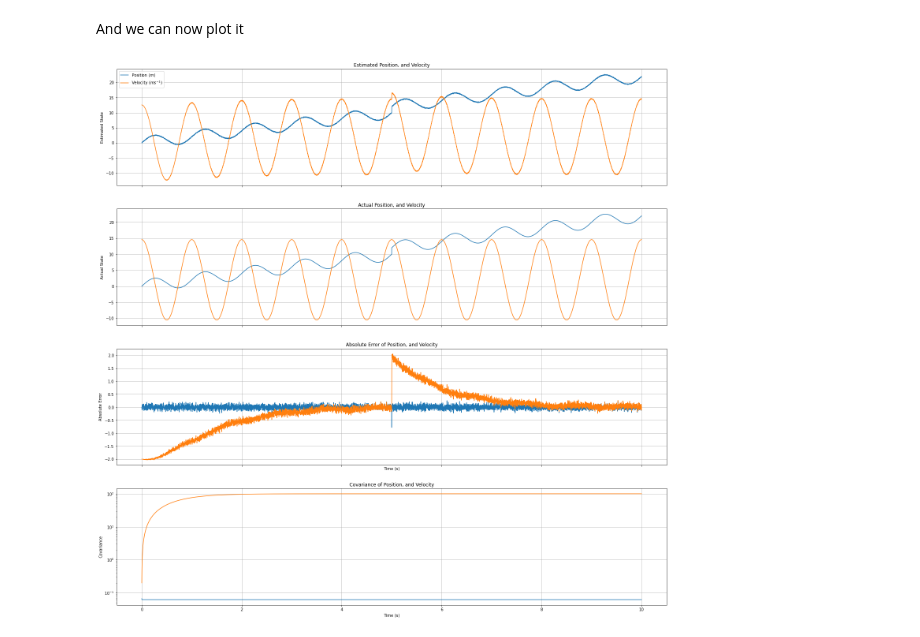
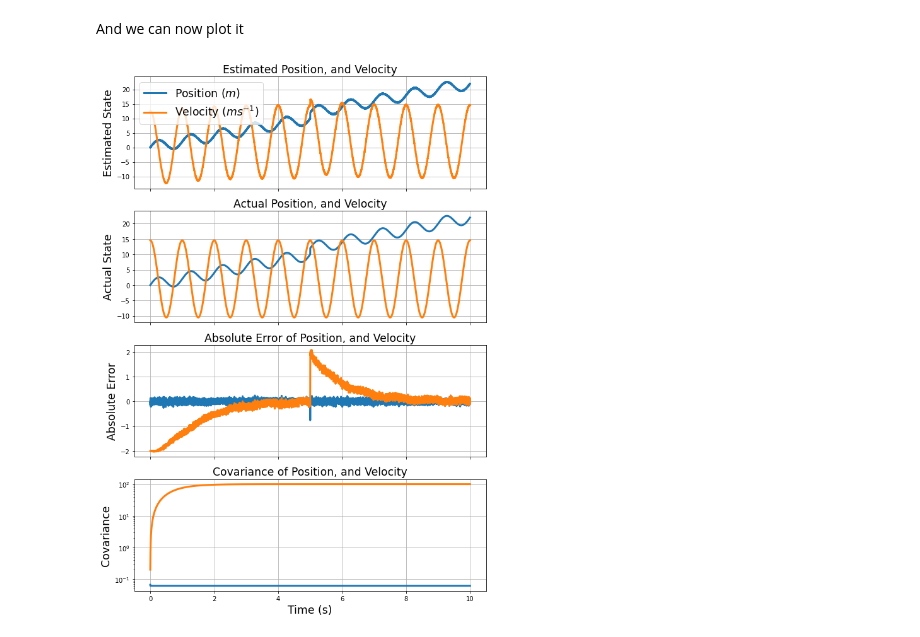
Before and after one commit to whilo192/hardware-navigation, a Jupyter notebook: py-kalman/position-1d.ipynb, the cells around one changed output. Drawn from its saved outputs; the diff is of its cells as text; code cells hidden in the pictures.

```diff
--- a/py-kalman/position-1d.ipynb
+++ b/py-kalman/position-1d.ipynb
@@ -111,35 +111,40 @@ for (i, t) in enumerate(t_vals):
 # %% [markdown]
 And we can now plot it
 # %%
-(fig, axes) = plt.subplots(4, sharex=True, figsize=(25, 25))
+(fig, axes) = plt.subplots(4, sharex=True, figsize=(10, 15))
 
-axes[0].plot(t_vals, kalman_state[:, 0], label="Position ($m$)")
-axes[0].plot(t_vals, kalman_state[:, 1], label="Velocity ($ms^{-1}$)")
+LINEWIDTH = 3
+FONTSIZE = "xx-large"
+
+axes[0].plot(t_vals, kalman_state[:, 0], label="Position ($m$)", linewidth=LINEWIDTH)
+axes[0].plot(t_vals, kalman_state[:, 1], label="Velocity ($ms^{-1}$)", linewidth=LINEWIDTH)
 axes[0].grid(True)
-axes[0].set_title("Estimated Position, and Velocity")
-axes[0].set(ylabel = "Estimated State")
-axes[0].legend()
+axes[0].set_title("Estimated Position, and Velocity", fontsize=FONTSIZE)
+axes[0].set_ylabel("Estimated State", fontsize=FONTSIZE)
+axes[0].legend(fontsize=FONTSIZE)
 
-axes[1].plot(t_vals, act_state[:, 0])
-axes[1].plot(t_vals, act_state[:, 1])
+axes[1].plot(t_vals, act_state[:, 0], linewidth=LINEWIDTH)
+axes[1].plot(t_vals, act_state[:, 1], linewidth=LINEWIDTH)
 axes[1].grid(True)
-axes[1].set_title("Actual Position, and Velocity")
-axes[1].set(ylabel = "Actual State")
+axes[1].set_title("Actual Position, and Velocity", fontsize=FONTSIZE)
+axes[1].set_ylabel("Actual State", fontsize=FONTSIZE)
 
 err_vals = kalman_state - act_state
 
-axes[2].plot(t_vals, err_vals[:, 0])
-axes[2].plot(t_vals, err_vals[:, 1])
+axes[2].plot(t_vals, err_vals[:, 0], linewidth=LINEWIDTH)
+axes[2].plot(t_vals, err_vals[:, 1], linewidth=LINEWIDTH)
 axes[2].grid(True)
-axes[2].set_title("Absolute Error of Position, and Velocity")
-axes[2].set(ylabel = "Absolute Error")
+axes[2].set_title("Absolute Error of Position, and Velocity", fontsize=FONTSIZE)
+axes[2].set_ylabel("Absolute Error", fontsize=FONTSIZE)
 
-axes[3].semilogy(t_vals, cov_state[:, 0])
-axes[3].semilogy(t_vals, cov_state[:, 1])
+axes[3].semilogy(t_vals, cov_state[:, 0], linewidth=LINEWIDTH)
+axes[3].semilogy(t_vals, cov_state[:, 1], linewidth=LINEWIDTH)
 axes[3].grid(True)
-axes[3].set_title("Covariance of Position, and Velocity")
-axes[3].set(xlabel = "Time (s)", ylabel = "Covariance")
+axes[3].set_title("Covariance of Position, and Velocity",fontsize=FONTSIZE)
+axes[3].set_xlabel("Time (s)", fontsize=FONTSIZE)
+axes[3].set_ylabel("Covariance", fontsize=FONTSIZE)
 
 plt.show()
+fig.savefig("fig.pdf")
 # %% [output]
-[figure, old version]
+[figure, new version]
```
Also changed, not shown: 17 other files.
